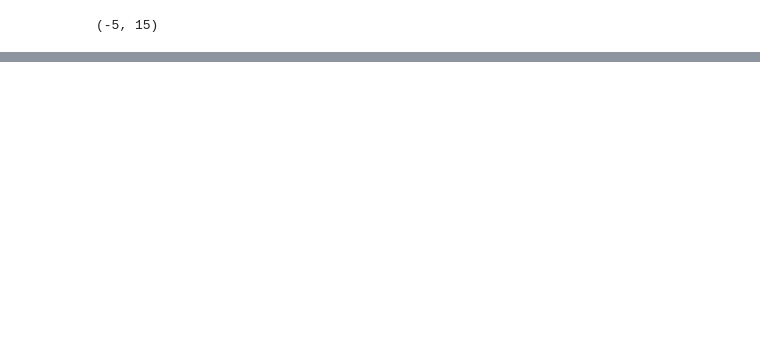
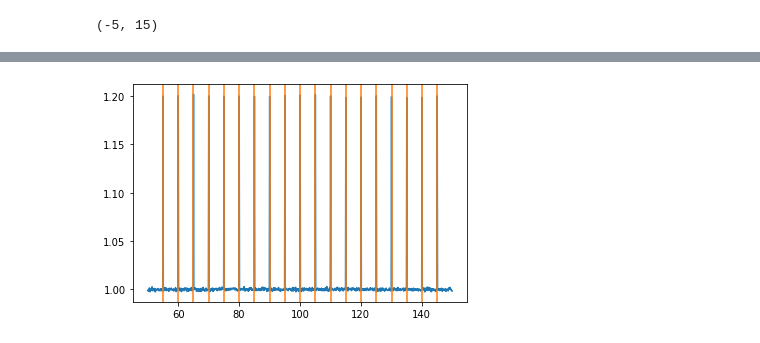
Before and after one commit to edges-collab/edges-cal, a Jupyter notebook: devel/rfi_exploration.ipynb, the cells around one changed output, grey strips where cells are left out. Saved outputs shown, nothing was run; the diff lists cells and outputs as text; code cells hidden in the pictures; blank space fills up the shorter version.

Commit message:
feat: xrfi_model_sweep now works

```diff
--- a/devel/rfi_exploration.ipynb
+++ b/devel/rfi_exploration.ipynb
@@ -562,0 +562,22 @@ ax[2].set_ylim((-5, 15))
+# %%
+uniform_sky = np.ones(NFREQ)
+
+def thermal_noise(spec, scale=1, seed=None):
+    if seed:
+        np.random.seed(seed)
+    return np.random.normal(0, spec / scale)
+
+
+def rfi_regular_1d():
+    a = np.zeros(NFREQ)
+    a[50::50] = 1
+    return a
+
+scale=1000
+std = uniform_sky / scale
+amp = std.max() * 200
+noise = thermal_noise(uniform_sky, scale=scale, seed=1010)
+rfi = rfi_regular_1d() * amp
+sky = uniform_sky + noise + rfi
+
+plt.plot(freq, sky)
@@ -562,0 +589,2 @@ ax[2].set_ylim((-5, 15))
+# %%
+flags, info = xrfi.xrfi_model_sweep(sky, threshold=5)
@@ -562,0 +609,7 @@ ax[2].set_ylim((-5, 15))
+# %%
+plt.plot(freq, sky)
+for i, flg in enumerate(flags):
+    if flg:
+        plt.axvline(freq[i], color='C1')
+# %% [output]
+[figure, added]
```
Also changed, not shown: parts of 18 cells of this notebook, 3 other files.
